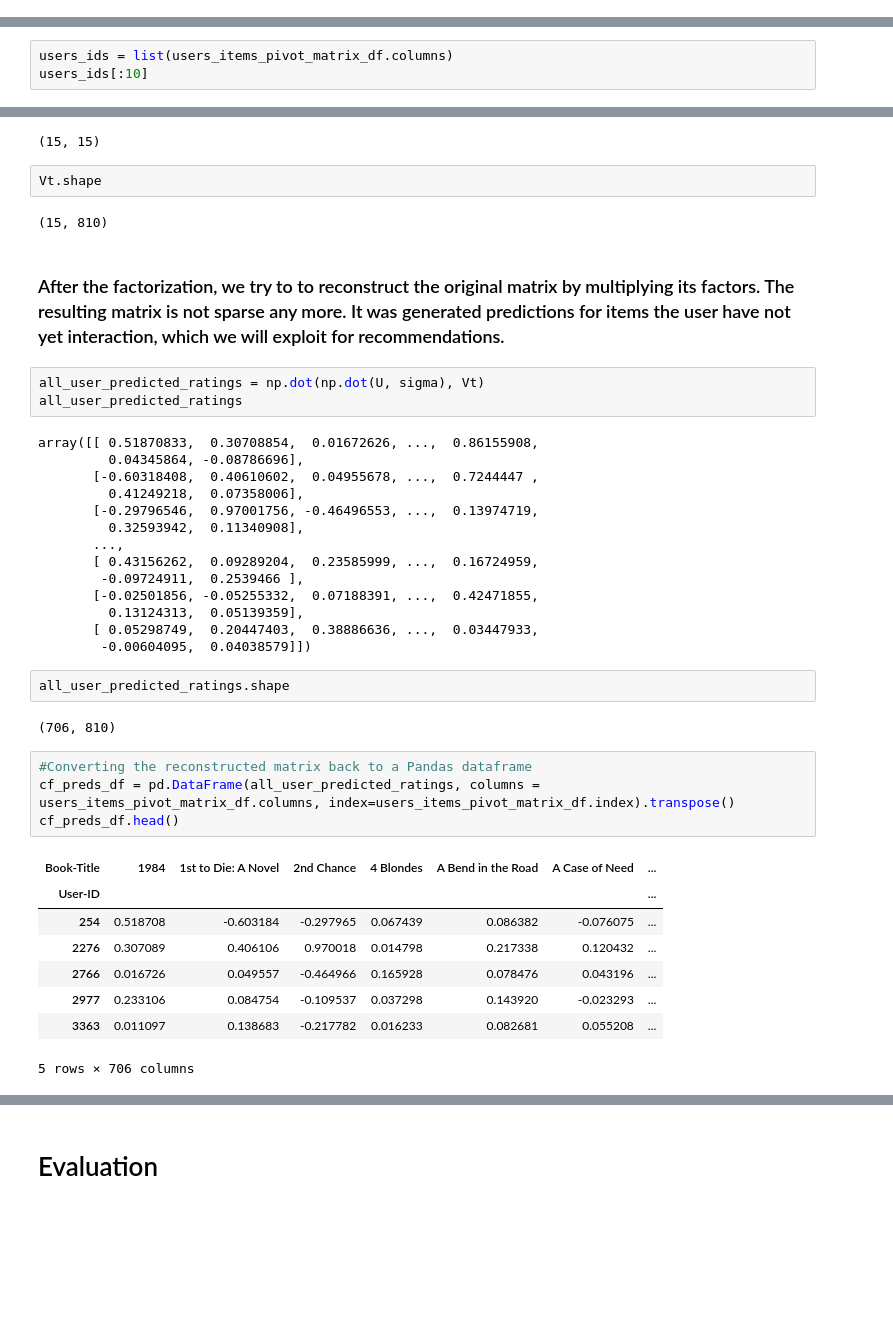
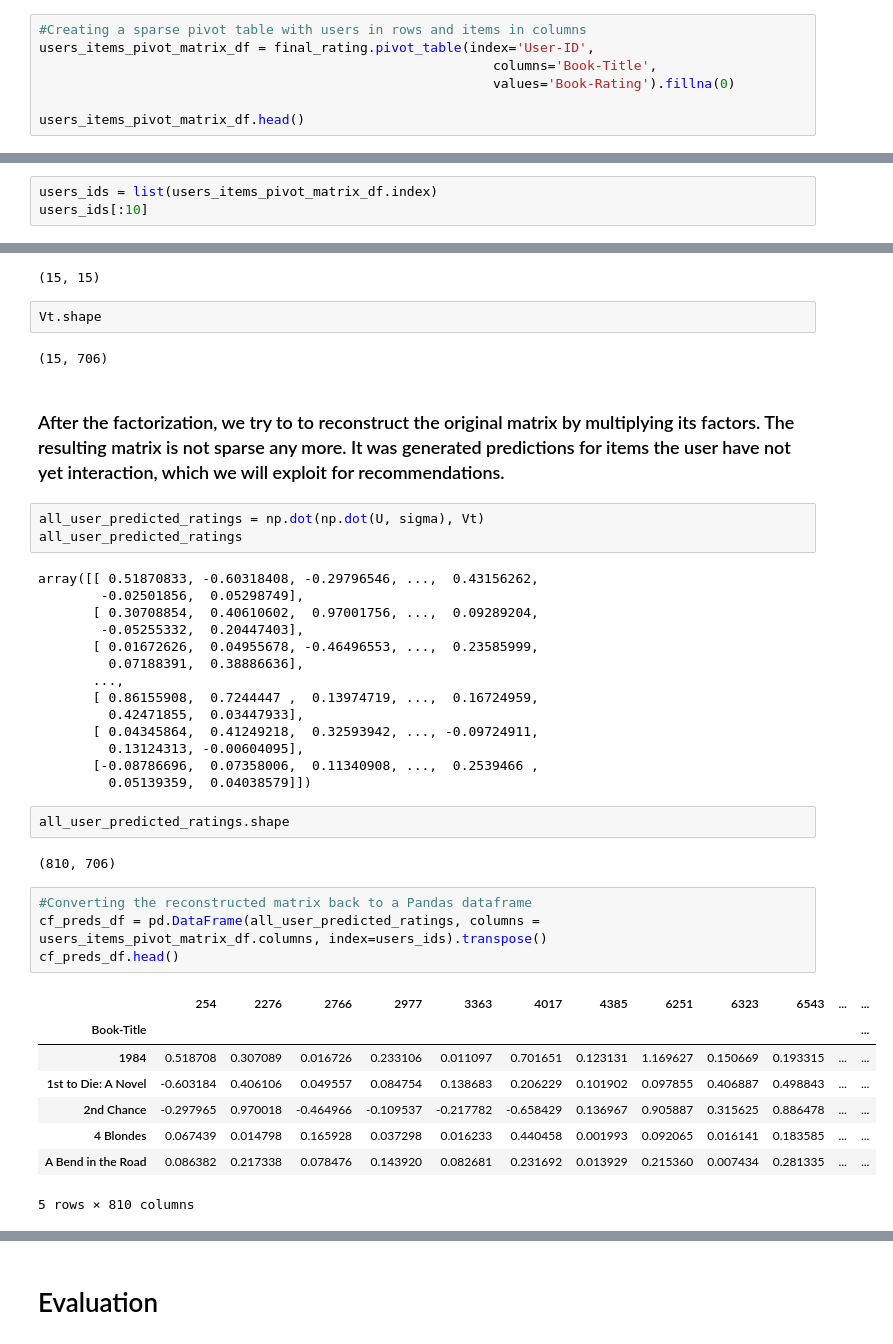
Before and after one commit to disuja7/Book-Recommendation-System, a Jupyter notebook: Book_Recommendation_System.ipynb, the cells around one changed output, grey strips where cells are left out. Drawn from its saved outputs; the diff is of its cells as text; blank space fills up the shorter version.

```diff
--- a/Book_Recommendation_System.ipynb
+++ b/Book_Recommendation_System.ipynb
@@ -637,3 +644,10 @@ The Five People You Meet in Heaven
 ---
 # %% [markdown]
 ### **Model Based Approach**
+# %%
+#Creating a sparse pivot table with users in rows and items in columns
+users_items_pivot_matrix_df = final_rating.pivot_table(index='User-ID',
+                                                          columns='Book-Title',
+                                                          values='Book-Rating').fillna(0)
+
+users_items_pivot_matrix_df.head()
@@ -651,5 +674,5 @@ array([[ 9.,  0.,  0., ...,  0.,  0.,  0.],
 # %%
-users_ids = list(users_items_pivot_matrix_df.columns)
+users_ids = list(users_items_pivot_matrix_df.index)
 users_ids[:10]
 # %% [output]
 [254, 2276, 2766, 2977, 3363, 4017, 4385, 6251, 6323, 6543]
@@ -677,43 +700,43 @@ sigma.shape
 # %%
 Vt.shape
 # %% [output]
-(15, 810)
+(15, 706)
 # %% [markdown]
 ### After the factorization, we try to to reconstruct the original matrix by multiplying its factors. The resulting matrix is not sparse any more. It was generated predictions for items the user have not yet interaction, which we will exploit for recommendations.
 # %%
 all_user_predicted_ratings = np.dot(np.dot(U, sigma), Vt)
 all_user_predicted_ratings
 # %% [output]
-array([[ 0.51870833,  0.30708854,  0.01672626, ...,  0.86155908,
-         0.04345864, -0.08786696],
-       [-0.60318408,  0.40610602,  0.04955678, ...,  0.7244447 ,
-         0.41249218,  0.07358006],
-       [-0.29796546,  0.97001756, -0.46496553, ...,  0.13974719,
-         0.32593942,  0.11340908],
+array([[ 0.51870833, -0.60318408, -0.29796546, ...,  0.43156262,
+        -0.02501856,  0.05298749],
+       [ 0.30708854,  0.40610602,  0.97001756, ...,  0.09289204,
+        -0.05255332,  0.20447403],
+       [ 0.01672626,  0.04955678, -0.46496553, ...,  0.23585999,
+         0.07188391,  0.38886636],
        ...,
-       [ 0.43156262,  0.09289204,  0.23585999, ...,  0.16724959,
-        -0.09724911,  0.2539466 ],
-       [-0.02501856, -0.05255332,  0.07188391, ...,  0.42471855,
-         0.13124313,  0.05139359],
-       [ 0.05298749,  0.20447403,  0.38886636, ...,  0.03447933,
-        -0.00604095,  0.04038579]])
+       [ 0.86155908,  0.7244447 ,  0.13974719, ...,  0.16724959,
+         0.42471855,  0.03447933],
+       [ 0.04345864,  0.41249218,  0.32593942, ..., -0.09724911,
+         0.13124313, -0.00604095],
+       [-0.08786696,  0.07358006,  0.11340908, ...,  0.2539466 ,
+         0.05139359,  0.04038579]])
 # %%
 all_user_predicted_ratings.shape
 # %% [output]
-(706, 810)
+(810, 706)
 # %%
 #Converting the reconstructed matrix back to a Pandas dataframe
-cf_preds_df = pd.DataFrame(all_user_predicted_ratings, columns = users_items_pivot_matrix_df.columns, index=users_items_pivot_matrix_df.index).transpose()
+cf_preds_df = pd.DataFrame(all_user_predicted_ratings, columns = users_items_pivot_matrix_df.columns, index=users_ids).transpose()
 cf_preds_df.head()
 # %% [output]
-| Book-Title | 1984 | 1st to Die: A Novel | 2nd Chance | 4 Blondes | A Bend in the Road | A Case of Need | ... |
-| User-ID |  |  |  |  |  |  | ... |
-| 254 | 0.518708 | -0.603184 | -0.297965 | 0.067439 | 0.086382 | -0.076075 | ... |
-| 2276 | 0.307089 | 0.406106 | 0.970018 | 0.014798 | 0.217338 | 0.120432 | ... |
-| 2766 | 0.016726 | 0.049557 | -0.464966 | 0.165928 | 0.078476 | 0.043196 | ... |
-| 2977 | 0.233106 | 0.084754 | -0.109537 | 0.037298 | 0.143920 | -0.023293 | ... |
-| 3363 | 0.011097 | 0.138683 | -0.217782 | 0.016233 | 0.082681 | 0.055208 | ... |
+|  | 254 | 2276 | 2766 | 2977 | 3363 | 4017 | 4385 | 6251 | 6323 | 6543 | ... | ... |
+| Book-Title |  |  |  |  |  |  |  |  |  |  |  | ... |
+| 1984 | 0.518708 | 0.307089 | 0.016726 | 0.233106 | 0.011097 | 0.701651 | 0.123131 | 1.169627 | 0.150669 | 0.193315 | ... | ... |
+| 1st to Die: A Novel | -0.603184 | 0.406106 | 0.049557 | 0.084754 | 0.138683 | 0.206229 | 0.101902 | 0.097855 | 0.406887 | 0.498843 | ... | ... |
+| 2nd Chance | -0.297965 | 0.970018 | -0.464966 | -0.109537 | -0.217782 | -0.658429 | 0.136967 | 0.905887 | 0.315625 | 0.886478 | ... | ... |
+| 4 Blondes | 0.067439 | 0.014798 | 0.165928 | 0.037298 | 0.016233 | 0.440458 | 0.001993 | 0.092065 | 0.016141 | 0.183585 | ... | ... |
+| A Bend in the Road | 0.086382 | 0.217338 | 0.078476 | 0.143920 | 0.082681 | 0.231692 | 0.013929 | 0.215360 | 0.007434 | 0.281335 | ... | ... |
-5 rows × 706 columns
+5 rows × 810 columns
 # %%
 len(cf_preds_df.columns)
 # %% [output]
```
Also changed, not shown: parts of 16 cells of this notebook.
